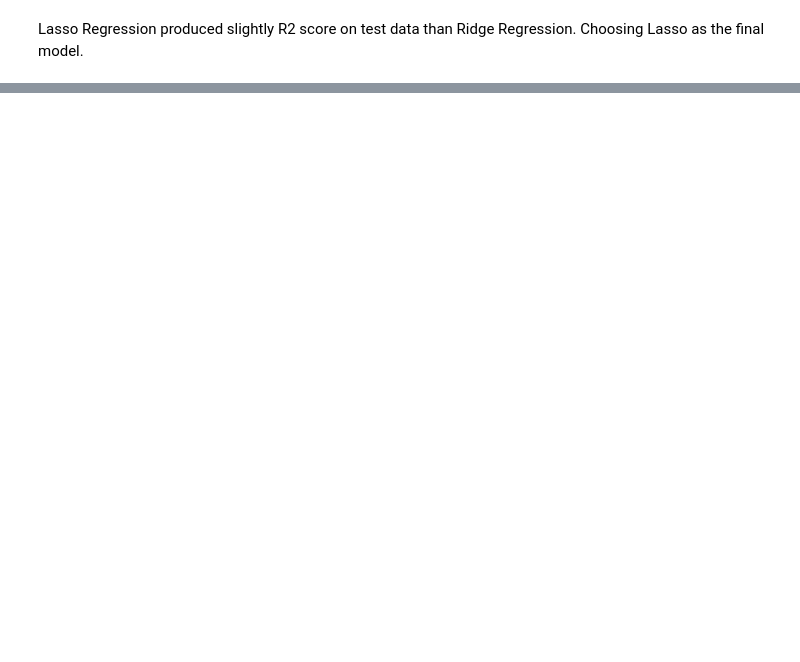
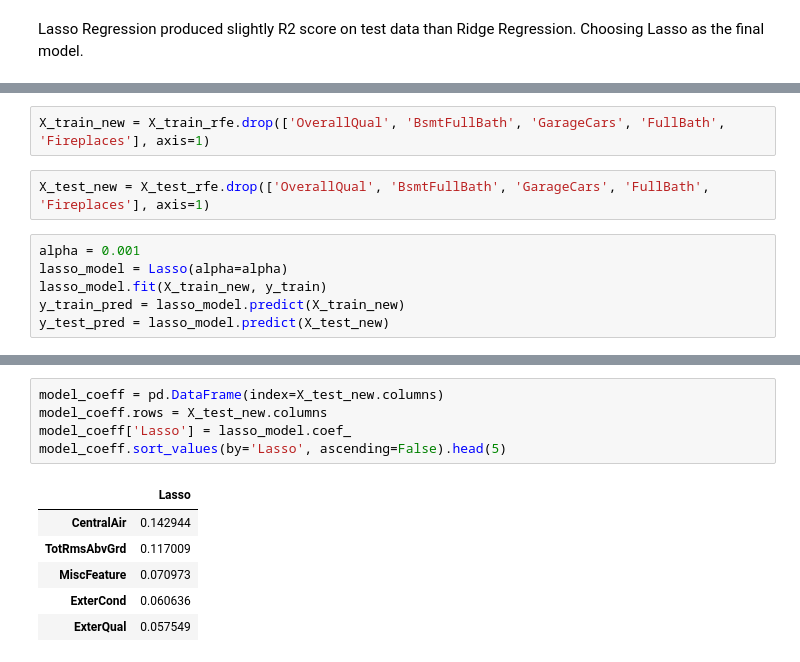
Before and after one commit to Suraj-Kumar-Panigrahi/house-price-prediction, a Jupyter notebook: House_price_prediction.ipynb, the cells around one changed output, grey strips where cells are left out. Cells and saved outputs as stored; diff of their text form; blank space fills up the shorter version.

```diff
--- a/House_price_prediction.ipynb
+++ b/House_price_prediction.ipynb
@@ -579,0 +665,10 @@ Index(['PoolQC', 'OverallQual', 'GarageCars', 'FullBath', 'BsmtFullBath',
+# %%
+X_train_new = X_train_rfe.drop(['OverallQual', 'BsmtFullBath', 'GarageCars', 'FullBath', 'Fireplaces'], axis=1)
+# %%
+X_test_new = X_test_rfe.drop(['OverallQual', 'BsmtFullBath', 'GarageCars', 'FullBath', 'Fireplaces'], axis=1)
+# %%
+alpha = 0.001
+lasso_model = Lasso(alpha=alpha)
+lasso_model.fit(X_train_new, y_train)
+y_train_pred = lasso_model.predict(X_train_new)
+y_test_pred = lasso_model.predict(X_test_new)
@@ -579,0 +686,12 @@ Index(['PoolQC', 'OverallQual', 'GarageCars', 'FullBath', 'BsmtFullBath',
+# %%
+model_coeff = pd.DataFrame(index=X_test_new.columns)
+model_coeff.rows = X_test_new.columns
+model_coeff['Lasso'] = lasso_model.coef_
+model_coeff.sort_values(by='Lasso', ascending=False).head(5)
+# %% [output]
+|  | Lasso |
+| CentralAir | 0.142944 |
+| TotRmsAbvGrd | 0.117009 |
+| MiscFeature | 0.070973 |
+| ExterCond | 0.060636 |
+| ExterQual | 0.057549 |
```
Also changed, not shown: parts of 15 cells of this notebook, 1 other file.
